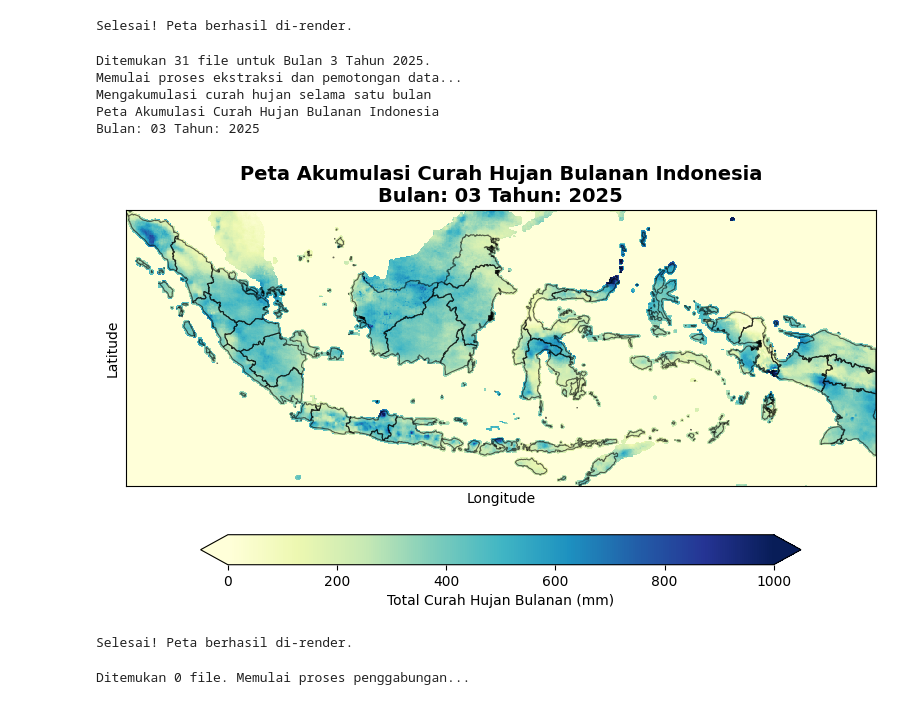
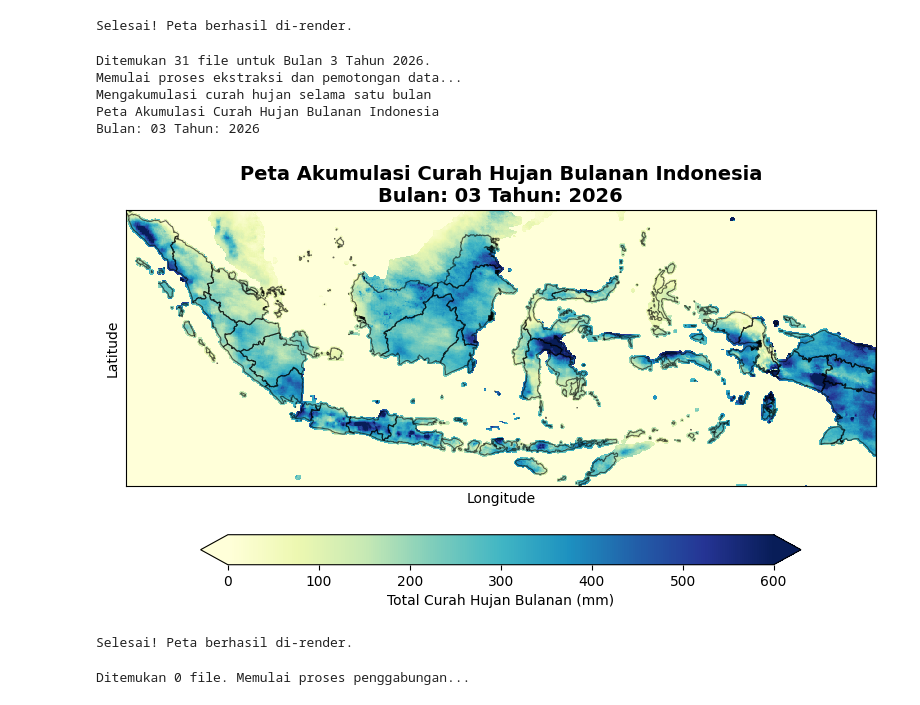
Before and after one commit to evanalif113/Catatan_Meteorologi, a Jupyter notebook: Projek_Downscale/open_raster.ipynb, the cells around one changed output. Drawn from its saved outputs; the diff is of its cells as text; code cells hidden in the pictures.

```diff
--- a/Projek_Downscale/open_raster.ipynb
+++ b/Projek_Downscale/open_raster.ipynb
@@ -410,7 +410,7 @@ import os
 # ==========================================
 # 1. PARAMETER WAKTU & LOKASI
 # ==========================================
-year = 2025
+year = 2026
 month = 3  # Bulan Maret
 
 # Melacak lokasi folder tempat script ini dijalankan
@@ -489,7 +489,7 @@ da_akumulasi_bulanan.plot(
     ax=ax,
     cmap='YlGnBu',
     vmin=0,
-    vmax=1000, # Batas maksimal disesuaikan untuk skala bulanan (sesuaikan jika perlu)
+    vmax=600, # Batas maksimal disesuaikan untuk skala bulanan (sesuaikan jika perlu)
     cbar_kwargs={
         'label': 'Total Curah Hujan Bulanan (mm)',
         'orientation': 'horizontal',
@@ -501,36 +501,36 @@ da_akumulasi_bulanan.plot(
 # Plot Garis Tepi GeoJSON (Dibuat agak tipis agar elegan)
 gdf.plot(ax=ax, facecolor="none", edgecolor='black', linewidth=0.8, alpha=0.6)
 
 # Kunci Ukuran Kanvas
 ax.set_xlim(batas_kiri, batas_kanan)
 ax.set_ylim(batas_bawah, batas_atas)
 
 # Trik Sosmed 2: Hapus angka koordinat pinggir yang bikin ruwet (Biar estetik/minimalis)
 ax.set_xticks([])
 ax.set_yticks([])
 ax.set_xlabel('')
 ax.set_ylabel('')
 
 title = f'Peta Akumulasi Curah Hujan Bulanan Indonesia\nBulan: {month:02d} Tahun: {year}'
 print(title)
 plt.title(title, fontsize=14, fontweight='bold')
 plt.xlabel('Longitude')
 plt.ylabel('Latitude')
 plt.grid(True, linestyle='--', alpha=0.5)
 
 plt.tight_layout()
 plt.show()
 
 # OPSIONAL: Menyimpan hasil akumulasi ini menjadi file TIFF baru agar tidak perlu dihitung ulang!
 da_akumulasi_bulanan.rio.to_raster(f"Akumulasi_CHIRPS_Kebumen_{year}_{month:02d}.tif")
 print("Selesai! Peta berhasil di-render.")
 # %% [output]
-Ditemukan 31 file untuk Bulan 3 Tahun 2025.
+Ditemukan 31 file untuk Bulan 3 Tahun 2026.
 Memulai proses ekstraksi dan pemotongan data...
 Mengakumulasi curah hujan selama satu bulan
 Peta Akumulasi Curah Hujan Bulanan Indonesia
-Bulan: 03 Tahun: 2025
+Bulan: 03 Tahun: 2026
-[figure, old version]
+[figure, new version]
 Selesai! Peta berhasil di-render.
 # %%
 import xarray as xr
```
